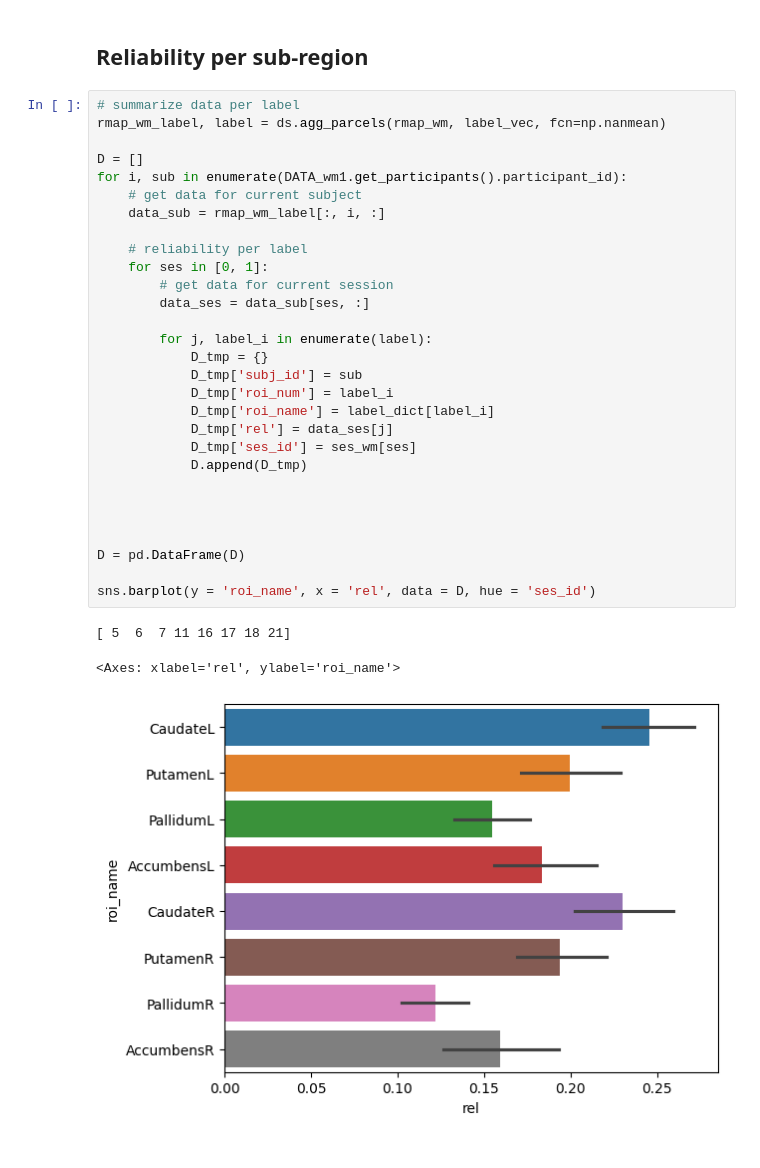
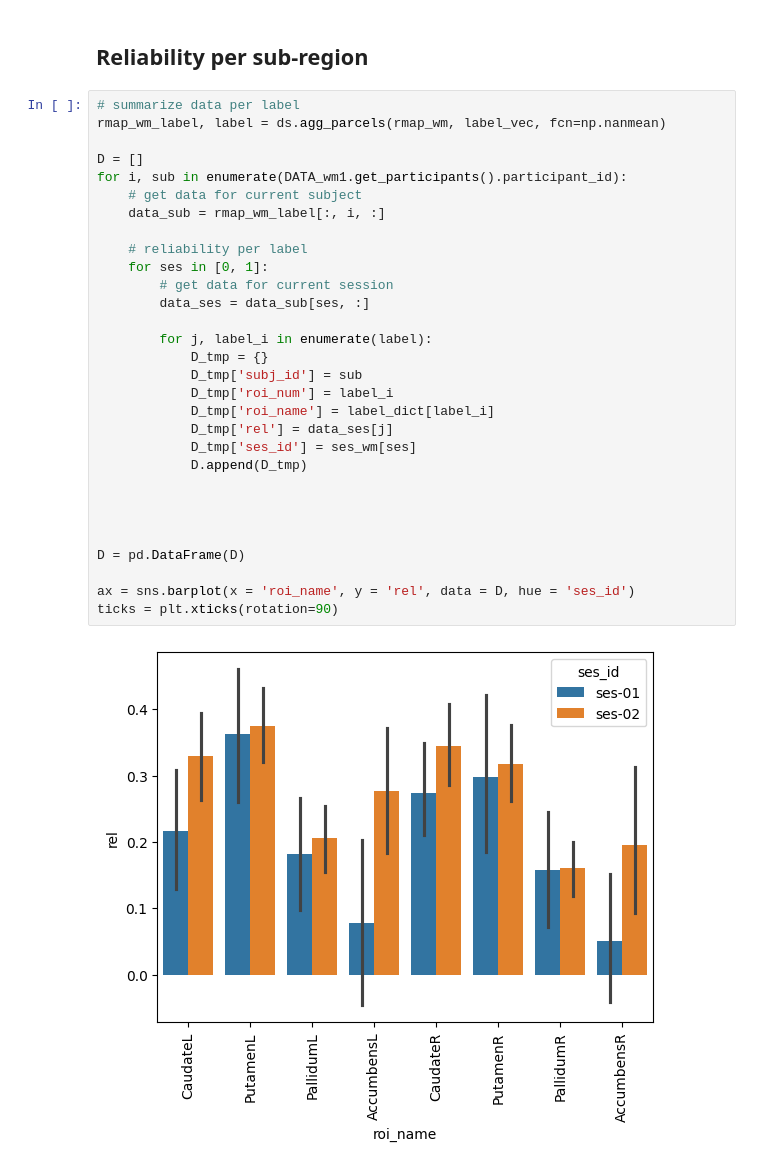
Before and after one commit to lshahsha/bg_conn_sr, a Jupyter notebook: notebooks/bg_reliability_wmfs.ipynb, the cells around one changed output. Cells and saved outputs as stored; diff of their text form.

```diff
--- a/notebooks/bg_reliability_wmfs.ipynb
+++ b/notebooks/bg_reliability_wmfs.ipynb
@@ -101,33 +98,32 @@ view
 # %%
 # summarize data per label
 rmap_wm_label, label = ds.agg_parcels(rmap_wm, label_vec, fcn=np.nanmean)
 
 D = []
 for i, sub in enumerate(DATA_wm1.get_participants().participant_id):
     # get data for current subject
     data_sub = rmap_wm_label[:, i, :]
 
     # reliability per label
     for ses in [0, 1]:
         # get data for current session
         data_ses = data_sub[ses, :]
 
         for j, label_i in enumerate(label):
             D_tmp = {}
             D_tmp['subj_id'] = sub
             D_tmp['roi_num'] = label_i
             D_tmp['roi_name'] = label_dict[label_i]
             D_tmp['rel'] = data_ses[j]
             D_tmp['ses_id'] = ses_wm[ses]
             D.append(D_tmp)
 
 
 
 
 D = pd.DataFrame(D)
 
-sns.barplot(y = 'roi_name', x = 'rel', data = D, hue = 'ses_id')
+ax = sns.barplot(x = 'roi_name', y = 'rel', data = D, hue = 'ses_id')
+ticks = plt.xticks(rotation=90)
 # %% [output]
-[ 5  6  7 11 16 17 18 21]
-<Axes: xlabel='rel', ylabel='roi_name'>
-[figure, old version]
+[figure, new version]
```
Also changed, not shown: parts of 1 cell of this notebook.
